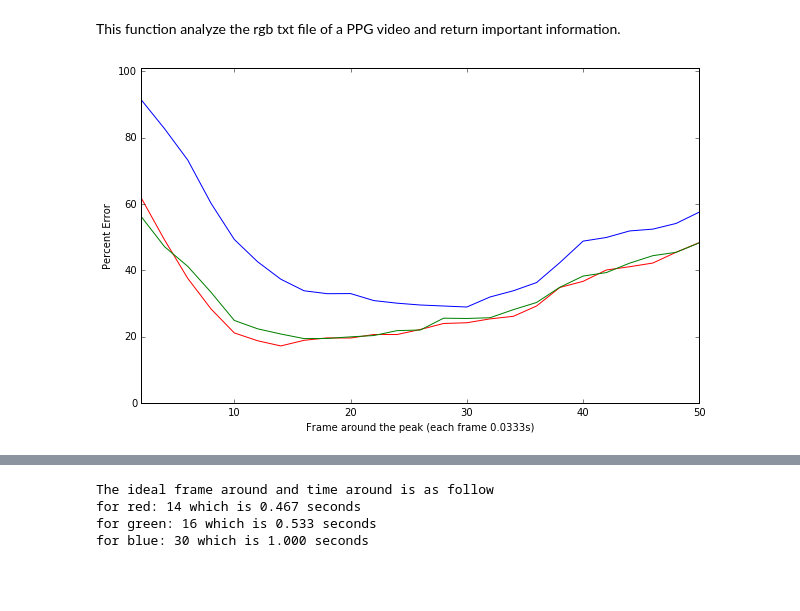
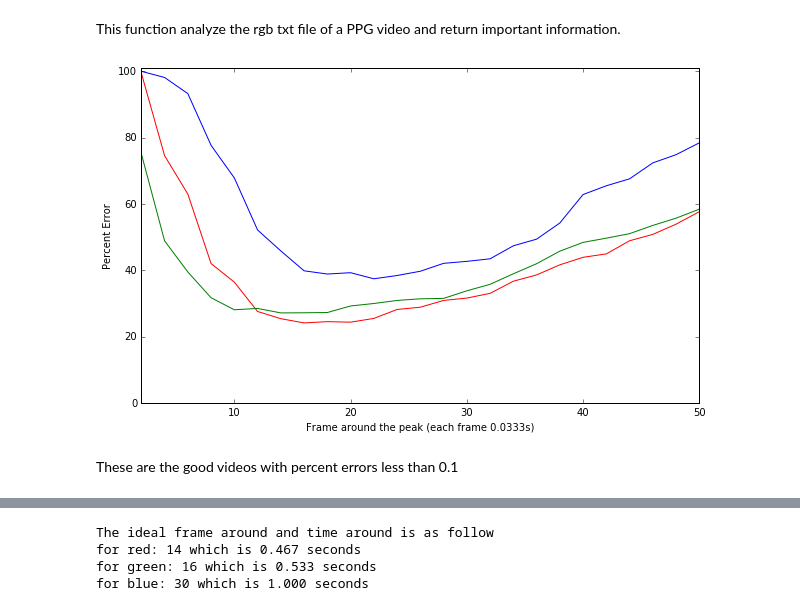
Before and after one commit to monghimng/map, a Jupyter notebook: 2016-3-13FindingOptimalTimeWindow.ipynb, the cells around one changed output, grey strips where cells are left out. Saved outputs shown, nothing was run; the diff lists cells and outputs as text; code cells hidden in the pictures; blank space fills up the shorter version.

```diff
--- a/2016-3-13FindingOptimalTimeWindow.ipynb
+++ b/2016-3-13FindingOptimalTimeWindow.ipynb
@@ -81,29 +81,54 @@ videoList = ["/home/mong/Desktop/map/map/videos/VID_20150123_172926_F.mp4.txt",
     "/home/mong/Desktop/map/map/videos/VID_20150123_173757_Q.mp4.txt",
     "/home/mong/Desktop/map/map/videos/VID_20150123_173028_F.mp4.txt",
     "/home/mong/Desktop/map/map/videos/VID_20150123_172857_Q.mp4.txt"]
+videoList = ["/home/mong/Desktop/map/map/videos/160x120.VID_20150123_172926_F.mp4.txt",
+    "/home/mong/Desktop/map/map/videos/160x120.VID_20150123_173259_Q.mp4.txt",
+    "/home/mong/Desktop/map/map/videos/160x120.VID_20150123_173329_F.mp4.txt",
+    "/home/mong/Desktop/map/map/videos/160x120.VID_20150123_173358_Q.mp4.txt",
+    "/home/mong/Desktop/map/map/videos/160x120.VID_20150123_173427_F.mp4.txt",
+    "/home/mong/Desktop/map/map/videos/160x120.VID_20150123_173457_Q.mp4.txt",
+    "/home/mong/Desktop/map/map/videos/160x120.VID_20150123_173556_Q.mp4.txt",
+    "/home/mong/Desktop/map/map/videos/160x120.VID_20150123_173629_F.mp4.txt",
+    "/home/mong/Desktop/map/map/videos/160x120.VID_20150123_173700_Q.mp4.txt",
+    "/home/mong/Desktop/map/map/videos/160x120.VID_20150123_173757_Q.mp4.txt",
+    "/home/mong/Desktop/map/map/videos/160x120.VID_20150123_173028_F.mp4.txt",
+    "/home/mong/Desktop/map/map/videos/160x120.VID_20150123_172857_Q.mp4.txt"]
 # %%
 %matplotlib inline
 plt.rcParams['figure.figsize'] = (10, 6)
 rAvgErrorL = [0 for i in range(0, 25)]
 gAvgErrorL = [0 for i in range(0, 25)]
 bAvgErrorL = [0 for i in range(0, 25)]
+goodVideoL = {}
 for video in videoList:
     rErrorL, gErrorL, bErrorL = analyzeVideoAndFindPercentErrorList(video)
+    #find the errors less than .1
+    for i in range(0, len(rErrorL)):
+        if rErrorL[i] < 0.1:
+            goodVideoL[video+"(red frame " + str((i+1)*2)+")"] = rErrorL[i]
+    for i in range(0, len(gErrorL)):
+        if gErrorL[i] < 0.1:
+            goodVideoL[video+"(green frame " + str((i+1)*2)+")"] = gErrorL[i]
+    for i in range(0, len(bErrorL)):
+        if bErrorL[i] < 0.1:
+            goodVideoL[video+"(blue frame " + str((i+1)*2)+")"] = bErrorL[i]
     for i in range(0, 25):
         rAvgErrorL[i] += rErrorL[i]
         gAvgErrorL[i] += gErrorL[i]
         bAvgErrorL[i] += bErrorL[i]
 rAvgErrorL = [totalError/len(videoList) for totalError in rAvgErrorL]
 gAvgErrorL = [totalError/len(videoList) for totalError in gAvgErrorL]
 bAvgErrorL = [totalError/len(videoList) for totalError in bAvgErrorL]
 frameThresholdL = [frameThreshold*2 for frameThreshold in range(1, 26)]
 plt.plot(frameThresholdL, rAvgErrorL, color='red')
 plt.plot(frameThresholdL, gAvgErrorL, color='green')
 plt.plot(frameThresholdL, bAvgErrorL, color='blue')
 plt.xlabel("Frame around the peak (each frame 0.0333s)")
 plt.xlim(2, 50)
 plt.ylim(0, 101)
 plt.ylabel("Percent Error")
 plt.show()
 # %% [output]
-[figure, old version]
+[figure, new version]
+# %% [markdown]
+These are the good videos with percent errors less than 0.1
```
Also changed, not shown: parts of 1 cell of this notebook, 1 other file.
